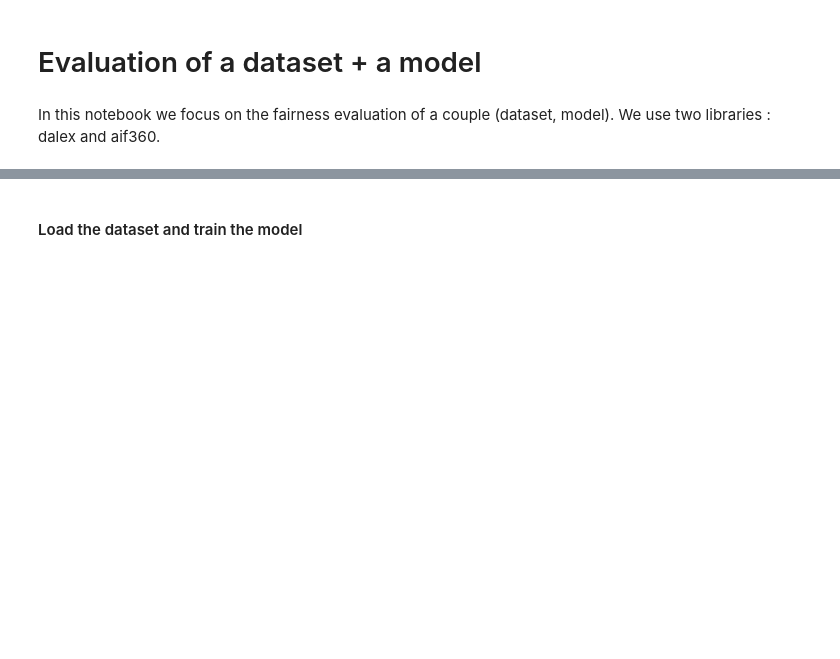
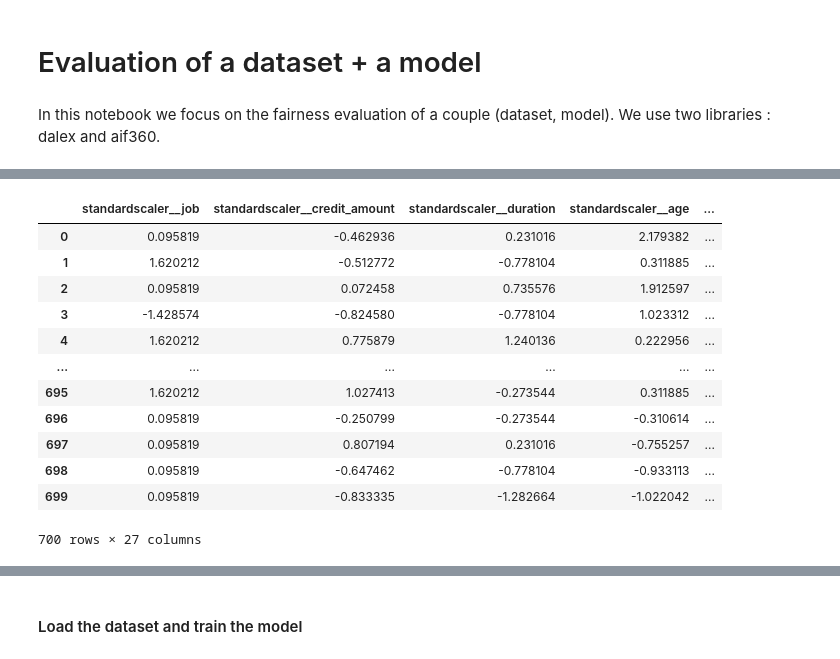
Before and after one commit to datacraft-paris/ethical-ai-toolkit, a Jupyter notebook: notebooks/nathan_tests.ipynb, the cells around one changed output, grey strips where cells are left out. Drawn from its saved outputs; the diff is of its cells as text; code cells hidden in the pictures; blank space fills up the shorter version.

```diff
--- a/notebooks/nathan_tests.ipynb
+++ b/notebooks/nathan_tests.ipynb
@@ -22,0 +122,29 @@ from aif360.metrics import ClassificationMetric
+# %%
+X_prep_train, X_prep_test = preprocessor.fit_transform(X_train), preprocessor.transform(X_test)
+column_names = preprocessor.get_feature_names_out(preprocessor.feature_names_in_)
+
+df_prep = pd.DataFrame(X_prep_train)
+df_prep.columns = column_names
+
+df_prep['risk'] = np.array(y_train)
+
+privileged_groups=[{'onehotencdore_sex_male': 1.0}]
+unprivileged_groups=[{'onehotencdore_sex_female': 1.0}]
+
+#df_prep
+# %%
+df_prep
+# %% [output]
+|  | standardscaler__job | standardscaler__credit_amount | standardscaler__duration | standardscaler__age | ... |
+| 0 | 0.095819 | -0.462936 | 0.231016 | 2.179382 | ... |
+| 1 | 1.620212 | -0.512772 | -0.778104 | 0.311885 | ... |
+| 2 | 0.095819 | 0.072458 | 0.735576 | 1.912597 | ... |
+| 3 | -1.428574 | -0.824580 | -0.778104 | 1.023312 | ... |
+| 4 | 1.620212 | 0.775879 | 1.240136 | 0.222956 | ... |
+| ... | ... | ... | ... | ... | ... |
+| 695 | 1.620212 | 1.027413 | -0.273544 | 0.311885 | ... |
+| 696 | 0.095819 | -0.250799 | -0.273544 | -0.310614 | ... |
+| 697 | 0.095819 | 0.807194 | 0.231016 | -0.755257 | ... |
+| 698 | 0.095819 | -0.647462 | -0.778104 | -0.933113 | ... |
+| 699 | 0.095819 | -0.833335 | -1.282664 | -1.022042 | ... |
+700 rows × 27 columns
```
Also changed, not shown: parts of 18 cells of this notebook.
